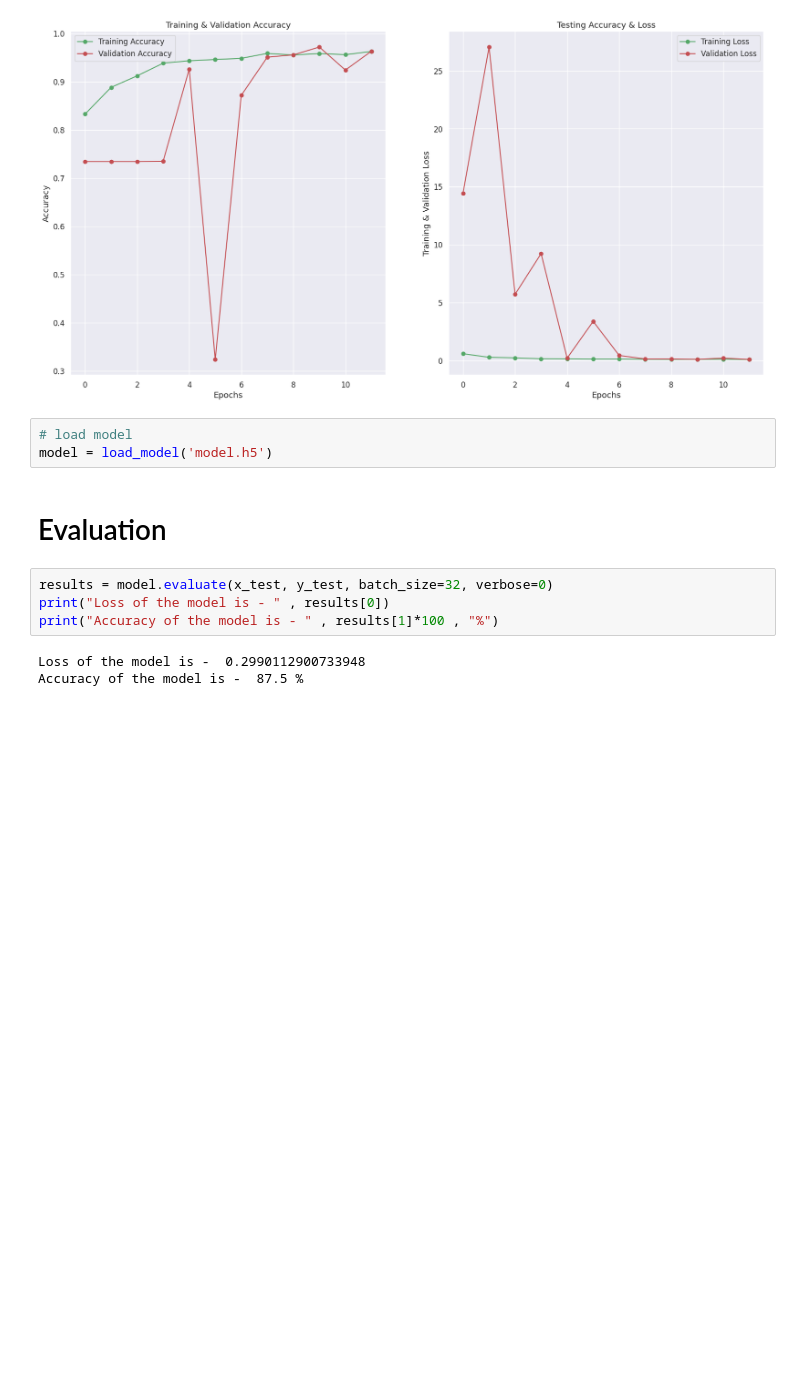
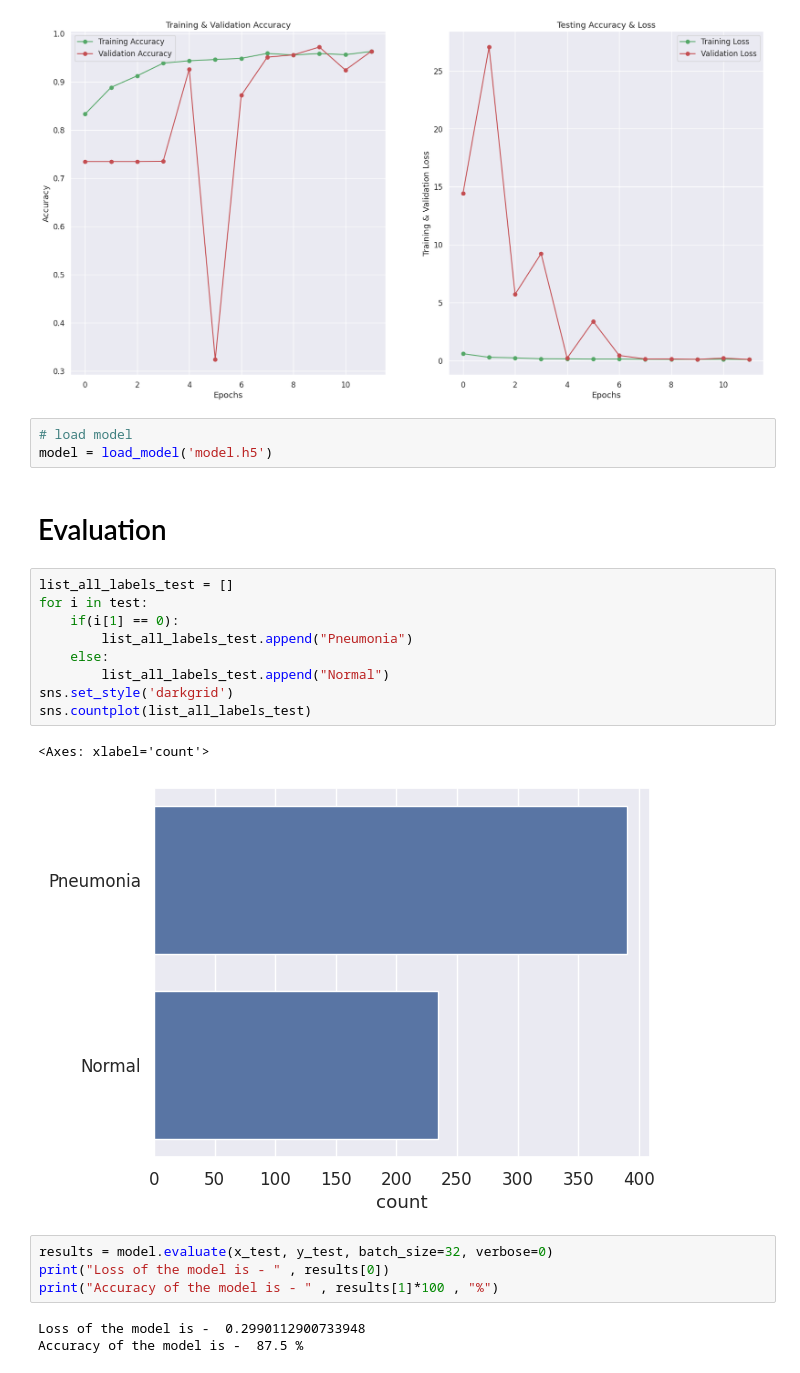
Before and after one commit to juliepinole/eth, a Jupyter notebook: healthcare/chest/Chest_explo.ipynb, the cells around one changed output. Cells and saved outputs as stored; diff of their text form; blank space fills up the shorter version.

```diff
--- a/healthcare/chest/Chest_explo.ipynb
+++ b/healthcare/chest/Chest_explo.ipynb
@@ -508,6 +508,18 @@ plt.show()
 model = load_model('model.h5')
 # %% [markdown]
 # Evaluation
+# %%
+list_all_labels_test = []
+for i in test:
+    if(i[1] == 0):
+        list_all_labels_test.append("Pneumonia")
+    else:
+        list_all_labels_test.append("Normal")
+sns.set_style('darkgrid')
+sns.countplot(list_all_labels_test)
+# %% [output]
+<Axes: xlabel='count'>
+[figure, added]
 # %%
 results = model.evaluate(x_test, y_test, batch_size=32, verbose=0)
 print("Loss of the model is - " , results[0])
```
Also changed, not shown: parts of 25 cells of this notebook, 7 other files.
